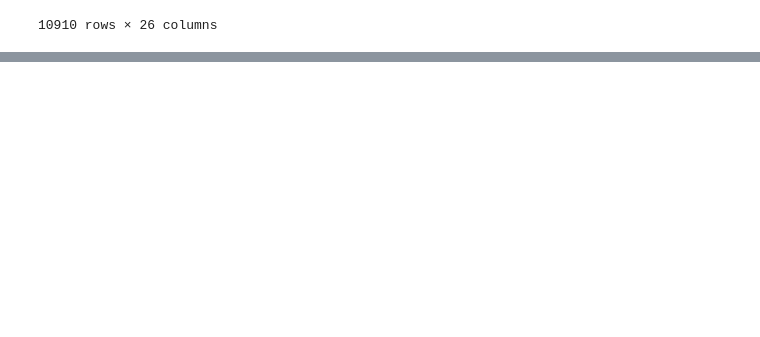
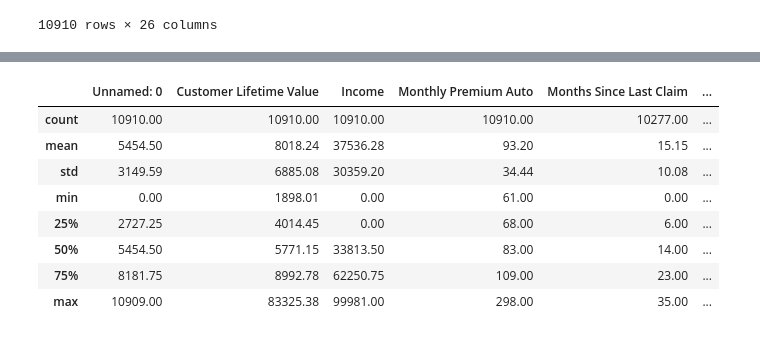
Before and after one commit to RheineB/lab-customer-analysis-round-2, a Jupyter notebook: Customer_Analysis.ipynb, the cells around one changed output, grey strips where cells are left out. Drawn from its saved outputs; the diff is of its cells as text; code cells hidden in the pictures; blank space fills up the shorter version.

```diff
--- a/Customer_Analysis.ipynb
+++ b/Customer_Analysis.ipynb
@@ -111,0 +142,12 @@ data
+# %%
+data.describe().round(2)
+# %% [output]
+|  | Unnamed: 0 | Customer Lifetime Value | Income | Monthly Premium Auto | Months Since Last Claim | ... |
+| count | 10910.00 | 10910.00 | 10910.00 | 10910.00 | 10277.00 | ... |
+| mean | 5454.50 | 8018.24 | 37536.28 | 93.20 | 15.15 | ... |
+| std | 3149.59 | 6885.08 | 30359.20 | 34.44 | 10.08 | ... |
+| min | 0.00 | 1898.01 | 0.00 | 61.00 | 0.00 | ... |
+| 25% | 2727.25 | 4014.45 | 0.00 | 68.00 | 6.00 | ... |
+| 50% | 5454.50 | 5771.15 | 33813.50 | 83.00 | 14.00 | ... |
+| 75% | 8181.75 | 8992.78 | 62250.75 | 109.00 | 23.00 | ... |
+| max | 10909.00 | 83325.38 | 99981.00 | 298.00 | 35.00 | ... |
```
Also changed, not shown: parts of 8 cells of this notebook.
